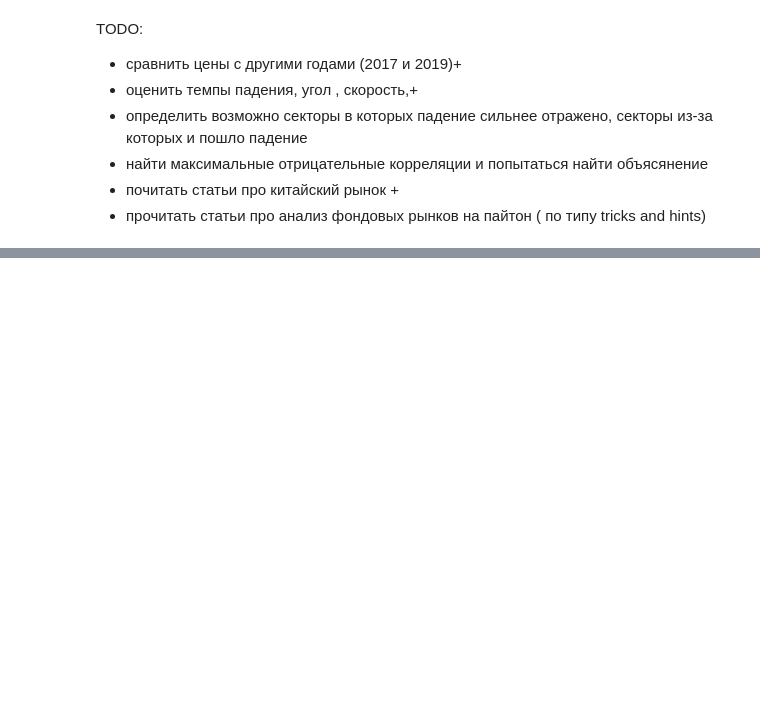
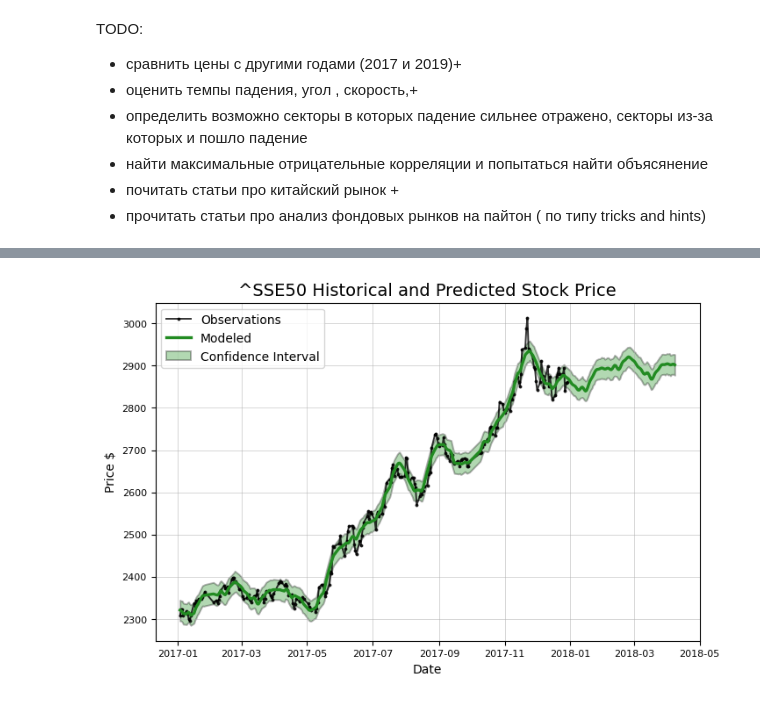
Before and after one commit to CodeSopranos/lab-1-financial-operations, a Jupyter notebook: report.ipynb, the cells around one changed output, grey strips where cells are left out. Saved outputs shown, nothing was run; the diff lists cells and outputs as text; code cells hidden in the pictures; blank space fills up the shorter version.

```diff
--- a/report.ipynb
+++ b/report.ipynb
@@ -1298,0 +1307,4 @@ TODO:
+# %%
+sse_50_2017 = Stocker('^SSE50', "2017-01-01", "2017-12-31")
+model, model_data = sse_50_2017.create_prophet_model(days=100)
+# %% [output]
@@ -1298,0 +1314 @@ TODO:
+[figure, added]
```
Also changed, not shown: parts of 10 cells of this notebook, 2 other files.
